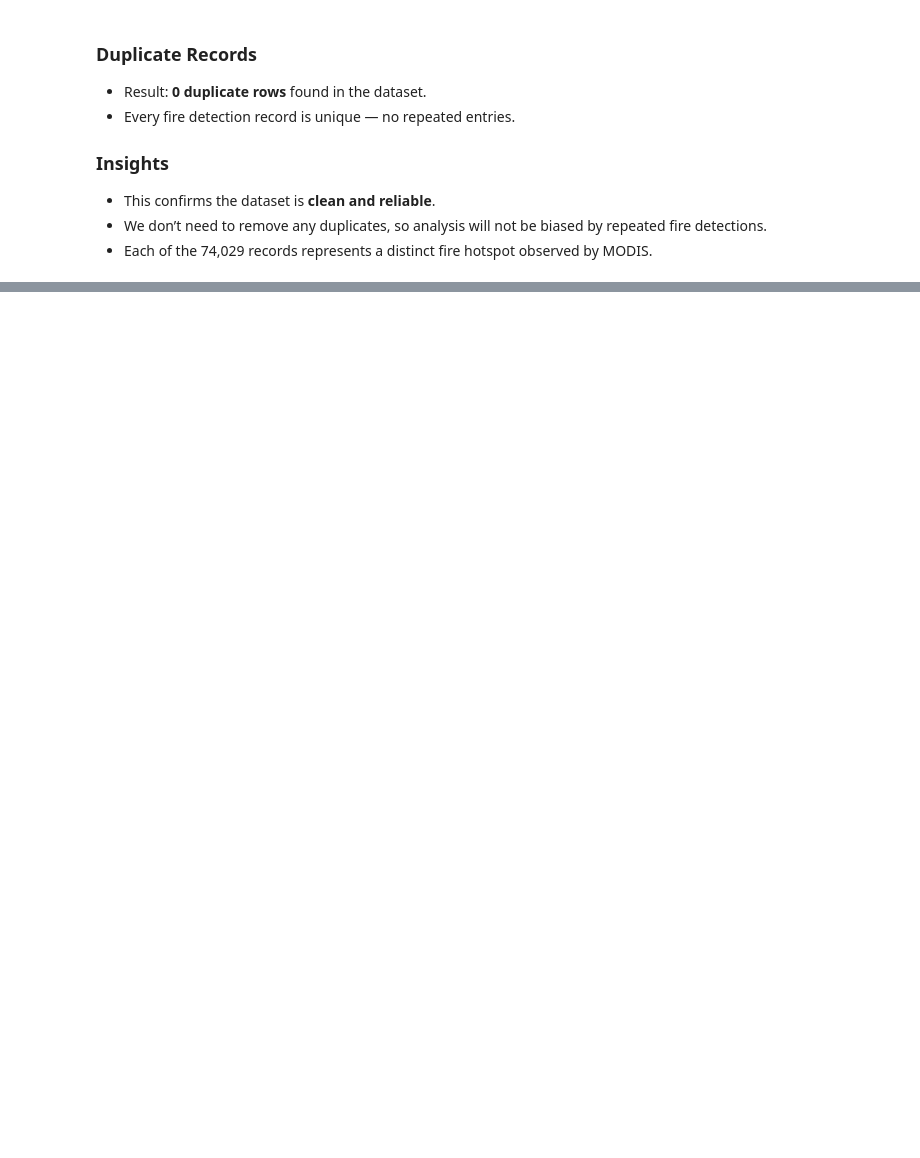
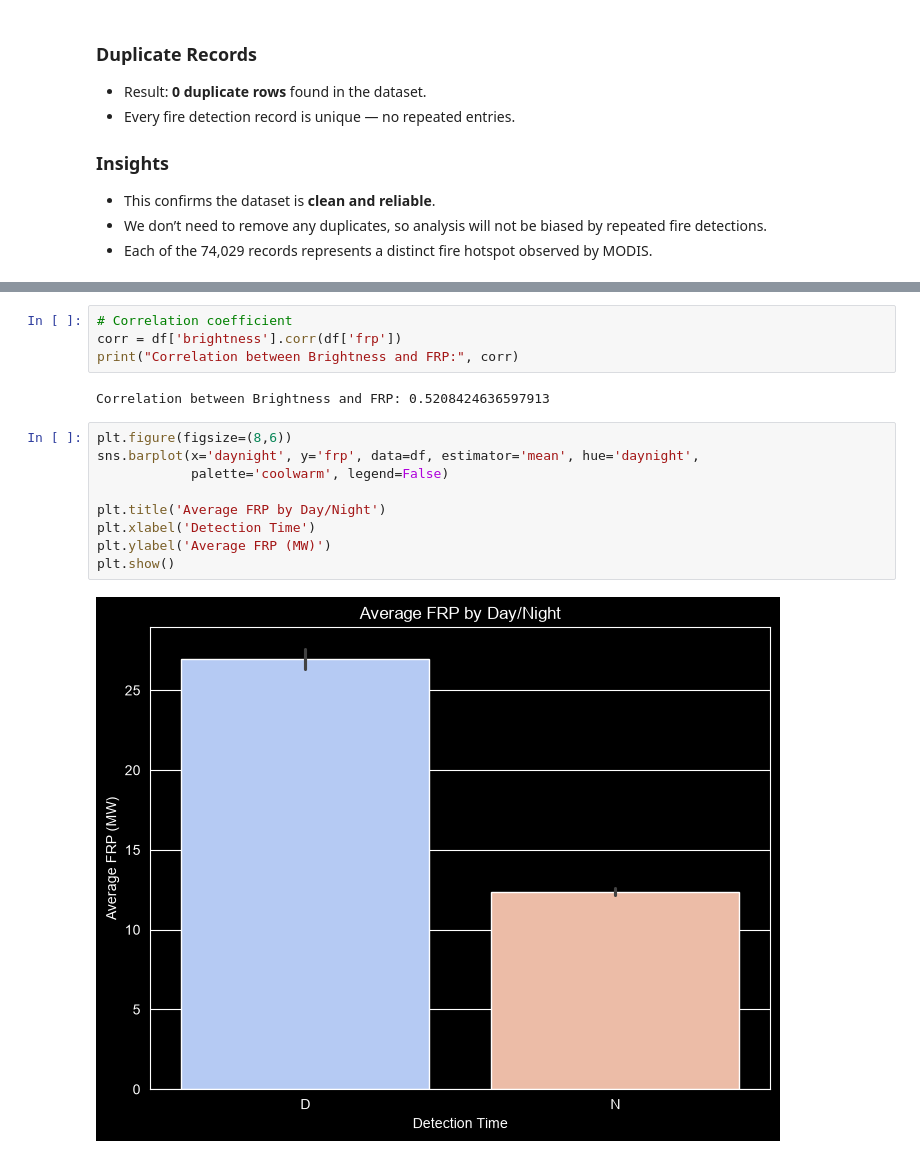
Before and after one commit to VishnuIITP/EDA_modis_fire, a Jupyter notebook: eda_modis_fire.ipynb, the cells around one changed output, grey strips where cells are left out. Drawn from its saved outputs; the diff is of its cells as text; blank space fills up the shorter version.

```diff
--- a/eda_modis_fire.ipynb
+++ b/eda_modis_fire.ipynb
@@ -255,0 +544,17 @@ Duplicate rows:
+# %%
+# Correlation coefficient
+corr = df['brightness'].corr(df['frp'])
+print("Correlation between Brightness and FRP:", corr)
+# %% [output]
+Correlation between Brightness and FRP: 0.5208424636597913
+# %%
+plt.figure(figsize=(8,6))
+sns.barplot(x='daynight', y='frp', data=df, estimator='mean', hue='daynight',
+            palette='coolwarm', legend=False)
+
+plt.title('Average FRP by Day/Night')
+plt.xlabel('Detection Time')
+plt.ylabel('Average FRP (MW)')
+plt.show()
+# %% [output]
+[figure, added]
```
Also changed, not shown: parts of 77 cells of this notebook, 1 other file.
